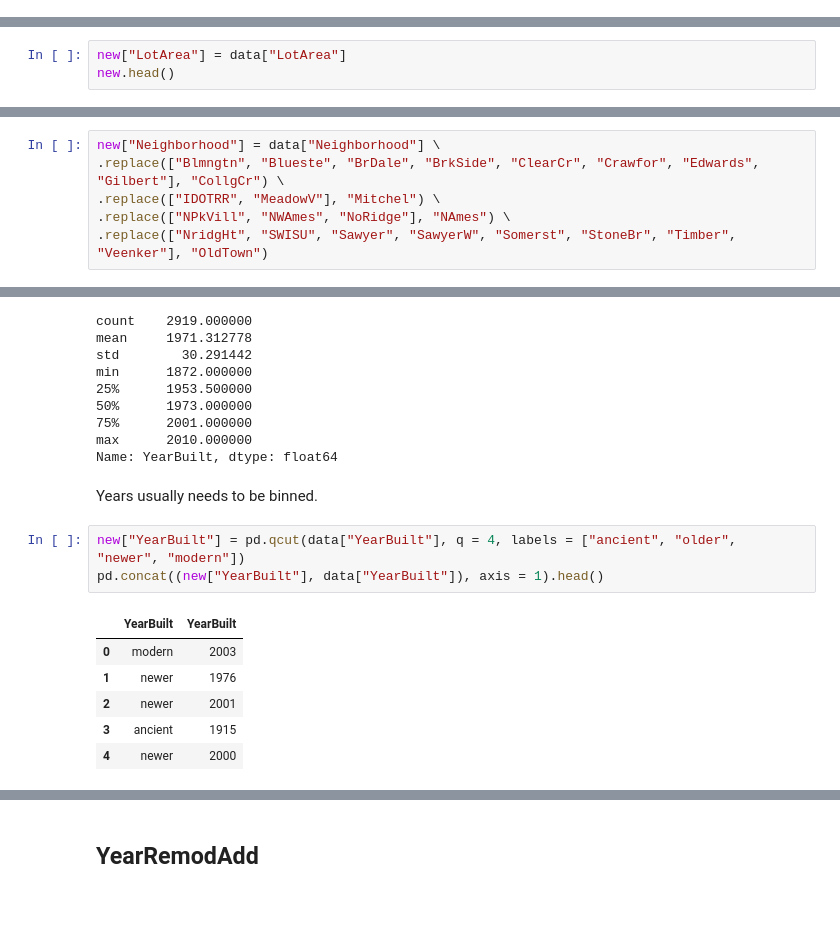
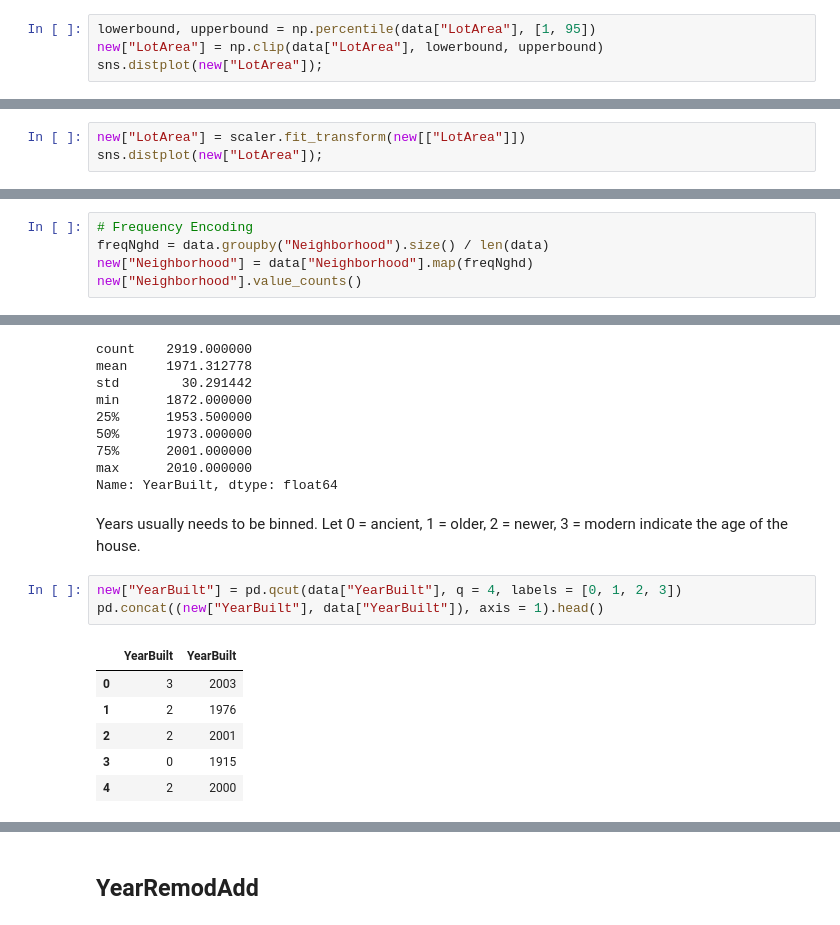
Before and after one commit to dsnair/Ames_Housing_Data, a Jupyter notebook: feature_engineering/feature_engineering.ipynb, the cells around one changed output, grey strips where cells are left out. Drawn from its saved outputs; the diff is of its cells as text.

```diff
--- a/feature_engineering/feature_engineering.ipynb
+++ b/feature_engineering/feature_engineering.ipynb
@@ -133,3 +154,7 @@ Name: LotArea, dtype: float64
 sns.distplot(data["LotArea"]);
 # %% [output]
 [figure]
+# %%
+lowerbound, upperbound = np.percentile(data["LotArea"], [1, 95])
+new["LotArea"] = np.clip(data["LotArea"], lowerbound, upperbound)
+sns.distplot(new["LotArea"]);
@@ -136,4 +163,4 @@ sns.distplot(data["LotArea"]);
 # %%
-new["LotArea"] = data["LotArea"]
-new.head()
+new["LotArea"] = scaler.fit_transform(new[["LotArea"]])
+sns.distplot(new["LotArea"]);
 # %% [output]
@@ -289,6 +316,0 @@ Based on Mean-shift cluster analysis done previously, there are four neighborhoo
-# %%
-new["Neighborhood"] = data["Neighborhood"] \
-.replace(["Blmngtn", "Blueste", "BrDale", "BrkSide", "ClearCr", "Crawfor", "Edwards", "Gilbert"], "CollgCr") \
-.replace(["IDOTRR", "MeadowV"], "Mitchel") \
-.replace(["NPkVill", "NWAmes", "NoRidge"], "NAmes") \
-.replace(["NridgHt", "SWISU", "Sawyer", "SawyerW", "Somerst", "StoneBr", "Timber", "Veenker"], "OldTown")
@@ -294,0 +337,5 @@ new["Neighborhood"] = data["Neighborhood"] \
+# %%
+# Frequency Encoding
+freqNghd = data.groupby("Neighborhood").size() / len(data)
+new["Neighborhood"] = data["Neighborhood"].map(freqNghd)
+new["Neighborhood"].value_counts()
@@ -441,18 +506,18 @@ min      1872.000000
 75%      2001.000000
 max      2010.000000
 Name: YearBuilt, dtype: float64
-# %% [markdown]
-Years usually needs to be binned.
+# %% [markdown]
+Years usually needs to be binned. Let 0 = ancient, 1 = older, 2 = newer, 3 = modern indicate the age of the house.
 # %%
-new["YearBuilt"] = pd.qcut(data["YearBuilt"], q = 4, labels = ["ancient", "older", "newer", "modern"])
+new["YearBuilt"] = pd.qcut(data["YearBuilt"], q = 4, labels = [0, 1, 2, 3])
 pd.concat((new["YearBuilt"], data["YearBuilt"]), axis = 1).head()
 # %% [output]
 |  | YearBuilt | YearBuilt |
-| 0 | modern | 2003 |
-| 1 | newer | 1976 |
-| 2 | newer | 2001 |
-| 3 | ancient | 1915 |
-| 4 | newer | 2000 |
+| 0 | 3 | 2003 |
+| 1 | 2 | 1976 |
+| 2 | 2 | 2001 |
+| 3 | 0 | 1915 |
+| 4 | 2 | 2000 |
 # %%
 new["YearBuilt"].value_counts()
 # %% [output]
```
Also changed, not shown: parts of 73 cells of this notebook.
